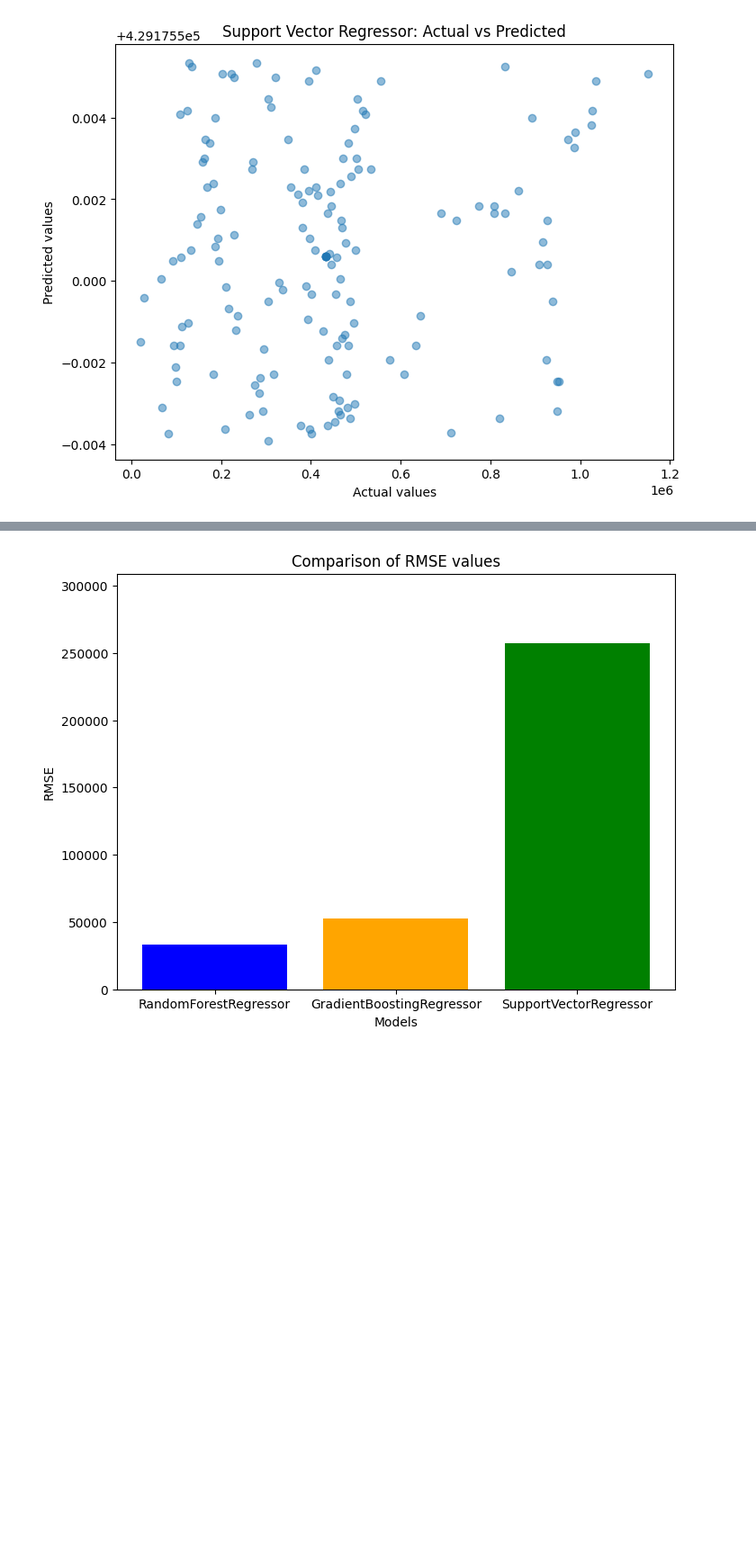
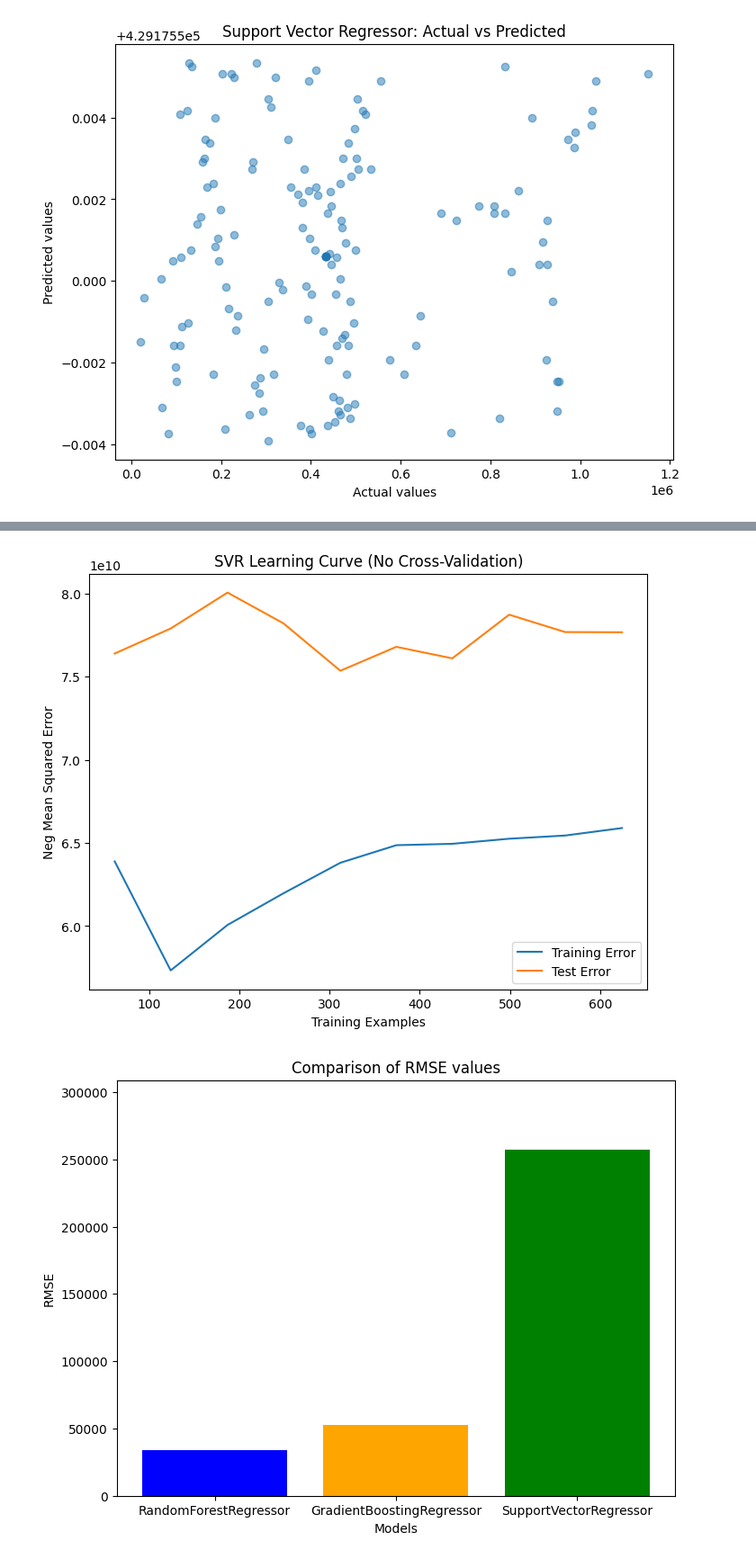
Before and after one commit to salahagnir/CA2, a Jupyter notebook: ML_CA2.ipynb, the cells around one changed output, grey strips where cells are left out. Shown at 90% size. Saved outputs shown, nothing was run; the diff lists cells and outputs as text; code cells hidden in the pictures; blank space fills up the shorter version.

```diff
--- a/ML_CA2.ipynb
+++ b/ML_CA2.ipynb
@@ -746,3 +892,24 @@ plt.show()
+# %%
+# Plotting learning curve for SVR without cross-validation
+train_sizes_svr, train_scores_svr, test_scores_svr = learning_curve(
+    SVR(), X, y, train_sizes=np.linspace(0.1, 1.0, 10), shuffle=True,
+    scoring='neg_mean_squared_error', cv=None)
+
+train_scores_mean_svr = -train_scores_svr.mean(axis=1)
+test_scores_mean_svr = -test_scores_svr.mean(axis=1)
+
+plt.figure(figsize=(8, 6))
+plt.title('SVR Learning Curve (No Cross-Validation)')
+plt.xlabel('Training Examples')
+plt.ylabel('Neg Mean Squared Error')
+
+plt.plot(train_sizes_svr, train_scores_mean_svr, label='Training Error')
+plt.plot(train_sizes_svr, test_scores_mean_svr, label='Test Error')
+
+plt.legend()
+plt.show()
+# %% [output]
+[figure, added]
 # %%
 
 from sklearn.ensemble import GradientBoostingRegressor, RandomForestRegressor
```
Also changed, not shown: parts of 17 cells of this notebook.
